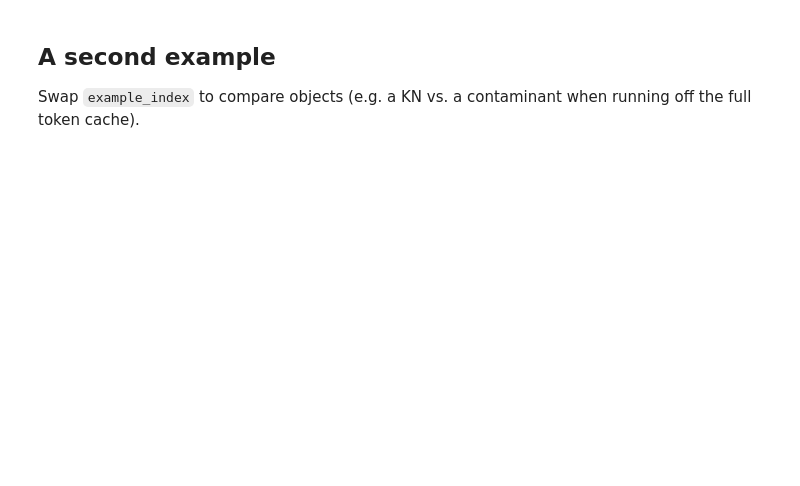
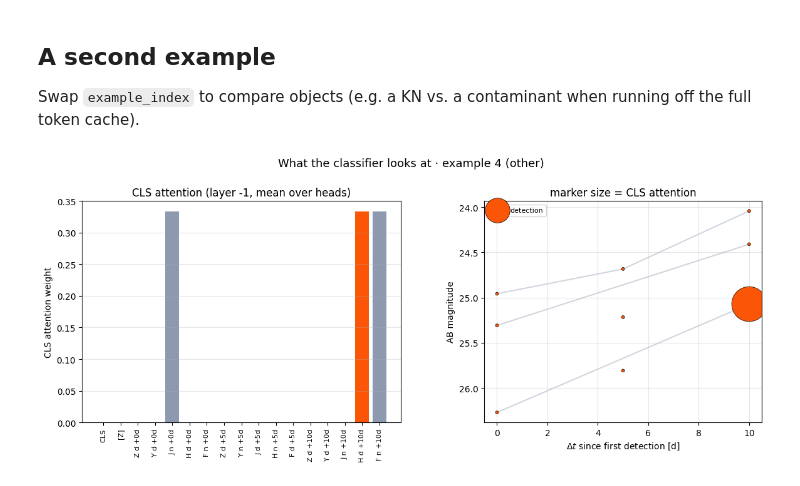
Before and after one commit to Monsalves-Gonzalez-N/Kilonova, a Jupyter notebook: training/attention_visualization.ipynb, the cells around one changed output. Cells and saved outputs as stored; diff of their text form; code cells hidden in the pictures; blank space fills up the shorter version.

```diff
--- a/training/attention_visualization.ipynb
+++ b/training/attention_visualization.ipynb
@@ -23,10 +23,9 @@ plotting machinery still runs end to end (the attention is then meaningless —
 import os
 import sys
 
-import h5py
+import matplotlib.pyplot as plt
 import numpy as np
 import torch
-import matplotlib.pyplot as plt
 from matplotlib import gridspec
 
 sys.path.insert(0, os.path.abspath('.'))  # training/ modules: model, openuniverse_data, train_lightning
@@ -48,7 +47,12 @@ CHECKPOINT = first_existing(
     ['checkpoints/kilonova_transformer-soup.ckpt'],
     'checkpoints/kilonova_transformer-soup.ckpt')
 DATA_DIR = first_existing(['data/openuniverse', '../data/openuniverse'], 'data/openuniverse')
-TOKEN_CACHE = f'{DATA_DIR}/openuniverse_tokens.npz'
+# openuniverse_tokens.npz is the full train/val/test cache (training laptop only); the test-only
+# cache is what we have here (already just the test split, no need to re-derive it).
+TOKEN_CACHE = first_existing(
+    [f'{DATA_DIR}/openuniverse_tokens.npz', f'{DATA_DIR}/openuniverse_tokens_test.npz'],
+    f'{DATA_DIR}/openuniverse_tokens.npz')
+TOKEN_CACHE_IS_TEST_ONLY = os.path.basename(TOKEN_CACHE) == 'openuniverse_tokens_test.npz'
 
 C_KN = '#FB5607'      # detections / the KN class
 C_UPPER = '#3A86FF'   # upper limits
@@ -57,4 +61,4 @@ C_GLOBAL = '#2EC4B6'  # CLS / [Z] global tokens
 
 TYPE_COLOR = {'d': C_KN, 'u': C_UPPER, 'n': C_ABSENT}
 TYPE_NAME = {'d': 'detection', 'u': 'upper limit', 'n': 'not observed'}
-print('device:', device, '| DATA_DIR:', DATA_DIR)
+print('device:', device, '| DATA_DIR:', DATA_DIR, '| TOKEN_CACHE:', TOKEN_CACHE)
@@ -258,4 +303,6 @@ _ = plot_cls_attention_on_lightcurve(model, batch, example_index=0, layer=-1, pl
 Swap `example_index` to compare objects (e.g. a KN vs. a contaminant when running off the full
 token cache).
 # %%
-_ = plot_cls_attention_on_lightcurve(model, batch, example_index=1, layer=-1, plot=True)
+_ = plot_cls_attention_on_lightcurve(model, batch, example_index=4, layer=-1, plot=True)
+# %% [output]
+[figure, added]
```
Also changed, not shown: parts of 6 cells of this notebook, 1 other file.
